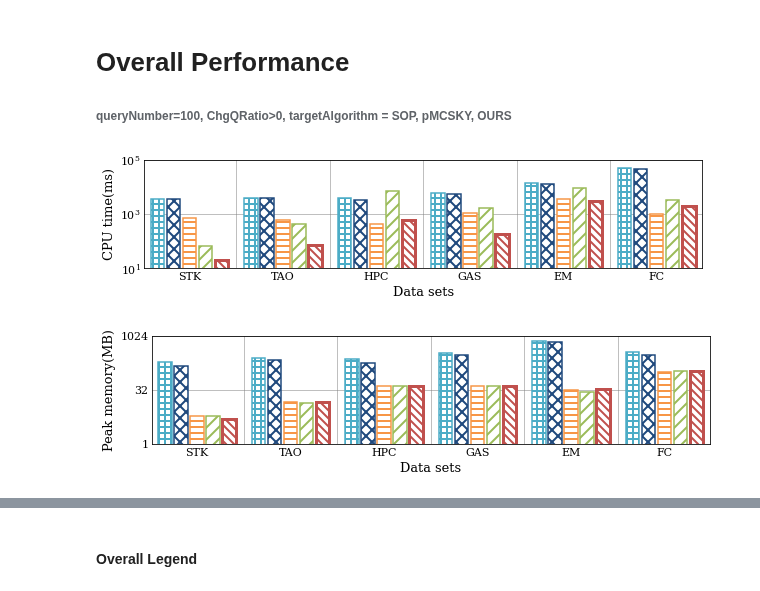
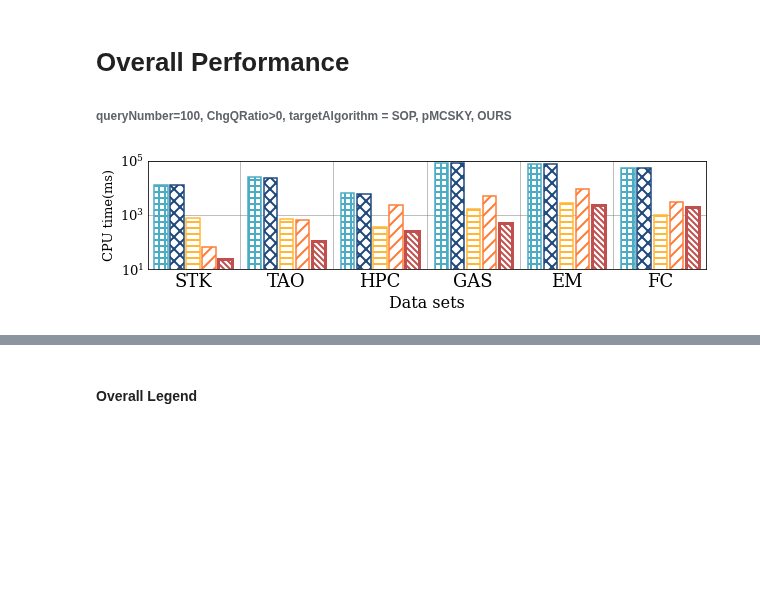
Before and after one commit to YoojuShin/SIGMOD2021LogScript, a Jupyter notebook: figure_script.ipynb, the cells around one changed output, grey strips where cells are left out. Saved outputs shown, nothing was run; the diff lists cells and outputs as text; code cells hidden in the pictures; blank space fills up the shorter version.

Commit message:
overall, complexity analysis, chgdQratio figures complete

```diff
--- a/figure_script.ipynb
+++ b/figure_script.ipynb
@@ -267,21 +282,25 @@ print(df)
 #         FONTSIZE_XLABEL=FONTSIZE_XLABEL, FONTSIZE_YLABEL=FONTSIZE_YLABEL,\
 #         FONTSIZE_TICK=FONTSIZE_TICK, ytickList=[1,32,1024])
 # %%
-df1 = preprocessing("STK")
-df2 = preprocessing("TAO")
-df3 = preprocessing("GAS")
-df4 = preprocessing("HPC")
-df5 = preprocessing("EM")
-df6 = preprocessing("FC")
-df = pd.concat([df1,df2,df3,df4,df5,df6])
+# df1 = preprocessing("STK")
+# df2 = preprocessing("TAO")
+# df3 = preprocessing("GAS")
+# df4 = preprocessing("HPC")
+# df5 = preprocessing("EM")
+# df6 = preprocessing("FC")
+# df = pd.concat([df1,df2,df3,df4,df5,df6])
+df = preprocessing("result_varyingGrouping")
+
 dataset_ = dataset.copy()
 dataname = dataset_.pop()
 graphdf = df.loc[(df["Dataset"]==dataname)&(df["Queryset"].str.contains(r"\_Q100$")) \
                  & (df['ChgQRatio']>0)].pivot(index="Dataset",columns="Method",values="Time")
 
 for dataname in dataset_:
-    graphdf = pd.concat([graphdf, df.loc[(df["Dataset"]==dataname)&(df["Queryset"].str.contains(r"\_Q100$")) & (df['ChgQRatio']==0)].pivot(index="Dataset",columns="Method",values="Time")])
+    graphdf = pd.concat([graphdf, df.loc[(df["Dataset"]==dataname)&(df["Queryset"].str.contains(r"\_Q100$"))].pivot(index="Dataset",columns="Method",values="Time")])
+
 graphdf = graphdf[target_alg_overall]
+
 
 graphdf = graphdf.reindex(index=dataset)
 fig = plt.figure(figsize=figsize_overall)
@@ -291,80 +310,31 @@ for i, algname in enumerate(target_alg_overall):
     xposition = np.arange(graphdf.shape[0])*barWidth*(len(target_alg_overall)+inter_bar_space) + barWidth*intra_bar_space*i
     center = (xposition[0]+xposition[-1])/2
     xpositions.append(xposition)
     ax.bar(xposition,graphdf.iloc[:,i].tolist(), color = "white", width=barWidth,\
            hatch=algo_hatch[algname], edgecolor=algo_color[algname],\
            linewidth=algo_linewidth[algname], zorder=2)
 ax.grid(b=True,which="major",axis='y',zorder=0)
 ax.set_yscale("log")
 ax.set_xlabel("Data sets", fontsize=FONTSIZE_XLABEL)
 ax.set_ylabel('CPU time(ms)', fontsize=FONTSIZE_YLABEL)
 
 ax.set_xlim([-barWidth,xposition[-1]+barWidth])
 ax.set_ylim([10,100000])
 plt.yticks([10,1e3,1e5])
 
 xpositions=np.array(xpositions)
 xcenter = np.mean(xpositions,axis=0)
 plt.xticks(xcenter,dataset)
 for i in range(len(xcenter)-1):
     plt.axvline(x=(xcenter[i]+xcenter[i+1])/2, color='grey', linewidth=0.5)
 
 
 # remove ticks
 ax.tick_params(axis ='both', which ='both', length = 0)
 ax.tick_params(axis ='x', labelsize=FONTSIZE_XTICK) # pad=15
 ax.tick_params(axis ='y', labelsize=FONTSIZE_YTICK)
 # rotate ticks
 ax.tick_params(axis ='x', rotation = 0)
 plt.savefig("Figures/"+'Overall_CpuTime.pdf', bbox_inches='tight', format='pdf')
-
-
-################
-dataset_ = dataset.copy()
-dataname = dataset_.pop()
-graphdf = df.loc[(df["Dataset"]==dataname)&(df["Queryset"].str.contains(r"\_Q100$")) \
-                 & (df['ChgQRatio']>0)].pivot(index="Dataset",columns="Method",values="PeakMem")
-
-for dataname in dataset_:
-    graphdf = pd.concat([graphdf, df.loc[(df["Dataset"]==dataname)&(df["Queryset"].str.contains(r"\_Q100$")) \
-                                         & (df['ChgQRatio']==0)].pivot(index="Dataset",columns="Method",values="PeakMem")])
-graphdf = graphdf[target_alg_overall]
-
-graphdf = graphdf.reindex(index=dataset)
-
-fig = plt.figure(figsize=figsize_overall)
-ax = fig.add_subplot(1,1,1)
-xpositions = []
-for i, algname in enumerate(target_alg_overall):
-    xposition = np.arange(graphdf.shape[0])*barWidth*(len(target_alg_overall)+inter_bar_space) + barWidth*intra_bar_space*i
-    center = (xposition[0]+xposition[-1])/2
-    xpositions.append(xposition)
-    ax.bar(xposition,graphdf.iloc[:,i].tolist(), color = "white", width=barWidth,\
-           hatch=algo_hatch[algname], edgecolor=algo_color[algname], \
-           linewidth=algo_linewidth[algname], zorder=2)
-ax.grid(b=True,which="major",axis='y',zorder=0)
-ax.set_yscale("log",basey=2)
-ax.set_xlabel("Data sets", fontsize=FONTSIZE_XLABEL)
-ax.set_ylabel('Peak memory(MB)', fontsize=FONTSIZE_YLABEL)
-ax.set_xlim([-barWidth,xposition[-1]+barWidth])
-ax.set_ylim([1,1024])
-plt.yticks([1,32,1024])
-ax.set_yticklabels(['1','32','1024'])
-
-xpositions=np.array(xpositions)
-xcenter = np.mean(xpositions,axis=0)
-plt.xticks(xcenter,dataset)
-for i in range(len(xcenter)-1):
-    plt.axvline(x=(xcenter[i]+xcenter[i+1])/2, color='grey', linewidth=0.5)
-
-# remove ticks
-ax.tick_params(axis='both', which ='both', length = 0)
-ax.tick_params(axis='x', labelsize=FONTSIZE_XTICK)
-ax.tick_params(axis='y', labelsize=FONTSIZE_YTICK)
-# rotate ticks
-ax.tick_params(axis ='x', rotation = 0)
-
-plt.savefig("Figures/"+'Overall_PeakMem.pdf', bbox_inches='tight', format='pdf')
 # %% [output]
-[figure, old version]
+[figure, new version]
-[figure, removed]
```
Also changed, not shown: parts of 17 cells of this notebook, 42 other files.
